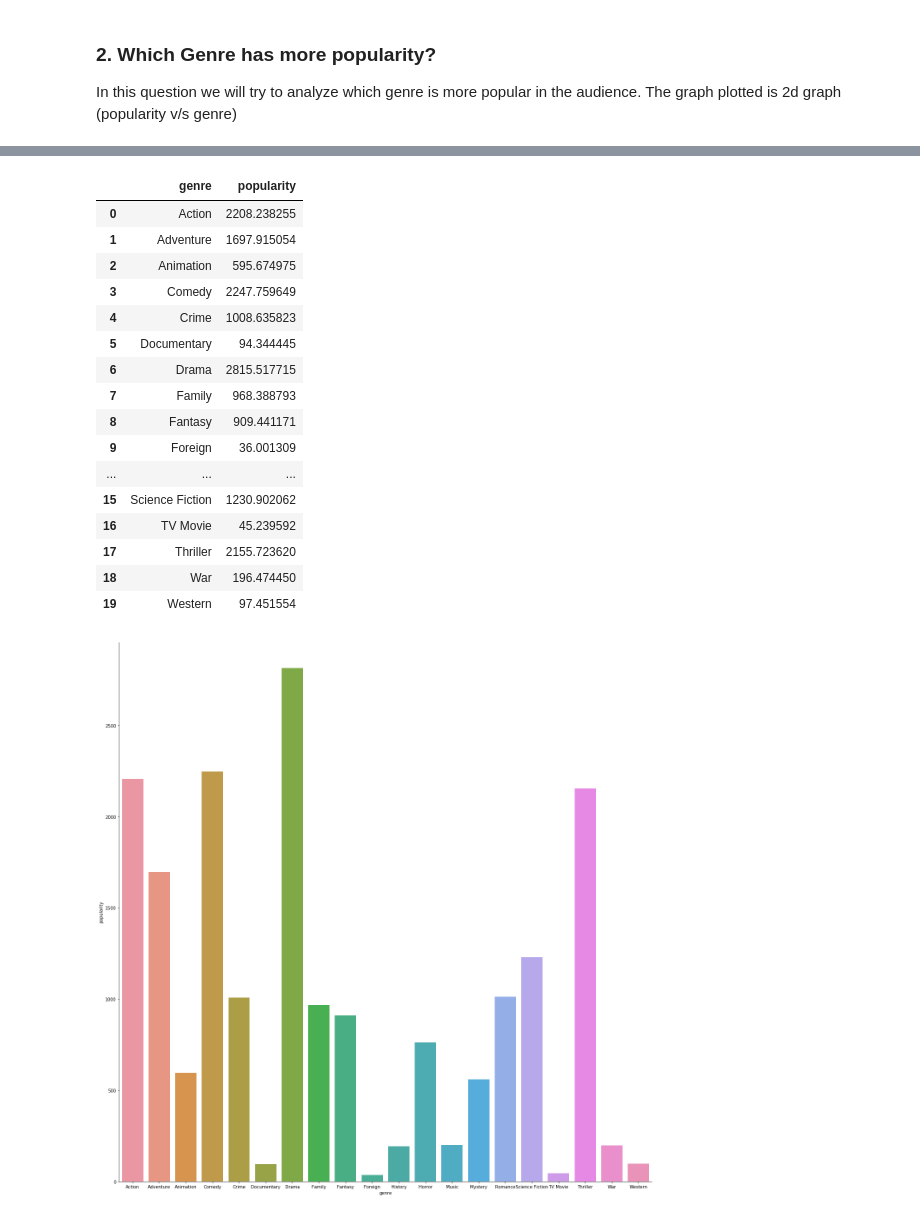
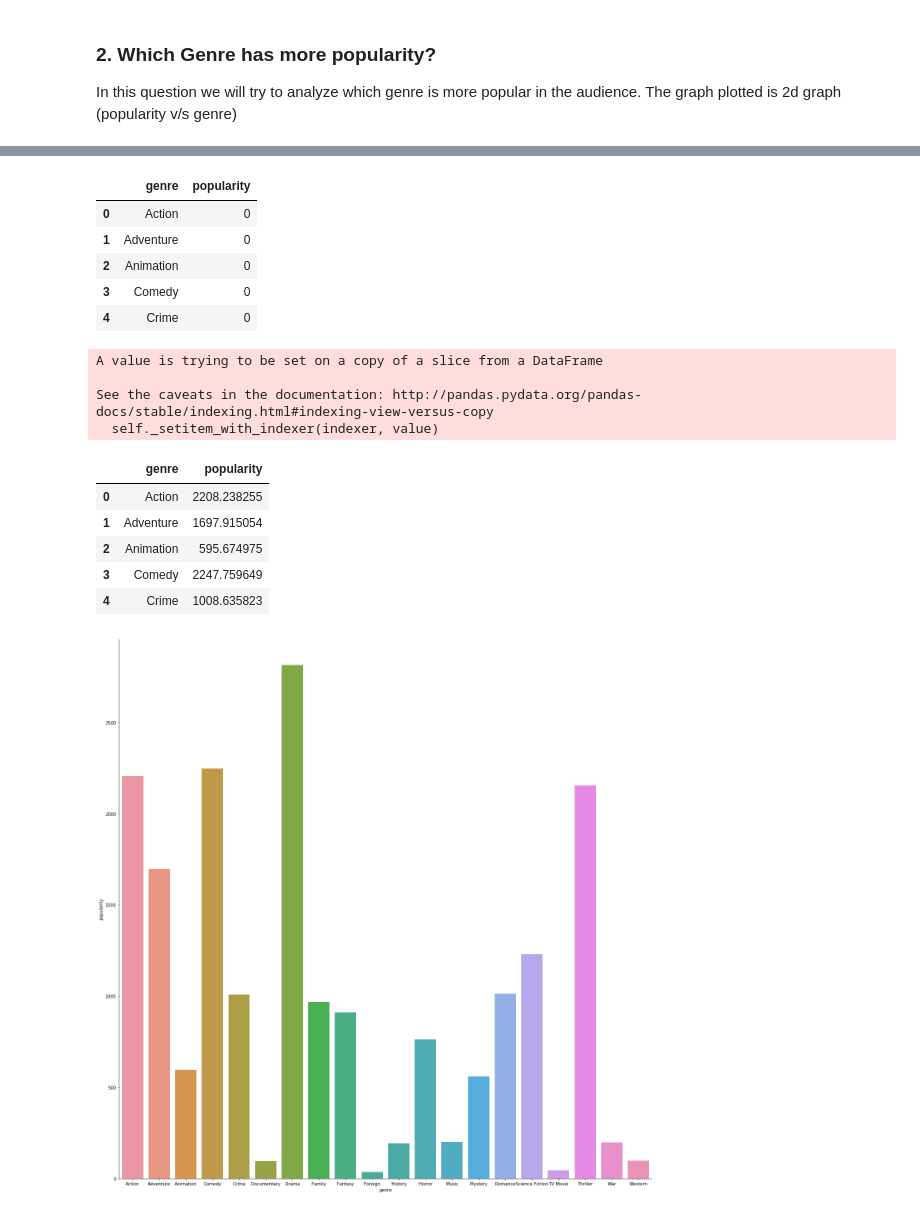
Before and after one commit to sumukhakaparthi/Movie-analysis, a Jupyter notebook: movie_analysis.ipynb, the cells around one changed output, grey strips where cells are left out. Saved outputs shown, nothing was run; the diff lists cells and outputs as text; code cells hidden in the pictures.

```diff
--- a/movie_analysis.ipynb
+++ b/movie_analysis.ipynb
@@ -222,26 +213,30 @@ df_gen.head()
+# %%
+df_genre.head()
+# %% [output]
+|  | genre | popularity |
+| 0 | Action | 0 |
+| 1 | Adventure | 0 |
+| 2 | Animation | 0 |
+| 3 | Comedy | 0 |
+| 4 | Crime | 0 |
 # %%
-for index, value in df_gen['genre'].iteritems():
+#Code to sum all the popularity of perticular genre and store it to perticular genre column
+for index, value in df_genre['genre'].iteritems():
     for a, b in df_movie_updated['genres'].iteritems():
         if (str(value) in str(b)):
-            df_gen['popularity'].loc[index] += df_movie_updated['popularity'].loc[a]
+            df_genre['popularity'].loc[index] += df_movie_updated['popularity'].loc[a]
+# %% [output]
+A value is trying to be set on a copy of a slice from a DataFrame
+
+See the caveats in the documentation: http://pandas.pydata.org/pandas-docs/stable/indexing.html#indexing-view-versus-copy
+  self._setitem_with_indexer(indexer, value)
-# %%
-df_gen
-# %% [output]
-|  | genre | popularity |
-| 0 | Action | 2208.238255 |
-| 1 | Adventure | 1697.915054 |
-| 2 | Animation | 595.674975 |
-| 3 | Comedy | 2247.759649 |
-| 4 | Crime | 1008.635823 |
-| 5 | Documentary | 94.344445 |
-| 6 | Drama | 2815.517715 |
-| 7 | Family | 968.388793 |
-| 8 | Fantasy | 909.441171 |
-| 9 | Foreign | 36.001309 |
-| ... | ... | ... |
-| 15 | Science Fiction | 1230.902062 |
-| 16 | TV Movie | 45.239592 |
-| 17 | Thriller | 2155.723620 |
-| 18 | War | 196.474450 |
-| 19 | Western | 97.451554 |
+# %%
+df_genre.head()
+# %% [output]
+|  | genre | popularity |
+| 0 | Action | 2208.238255 |
+| 1 | Adventure | 1697.915054 |
+| 2 | Animation | 595.674975 |
+| 3 | Comedy | 2247.759649 |
+| 4 | Crime | 1008.635823 |
 # %%
```
Also changed, not shown: parts of 36 cells of this notebook.
